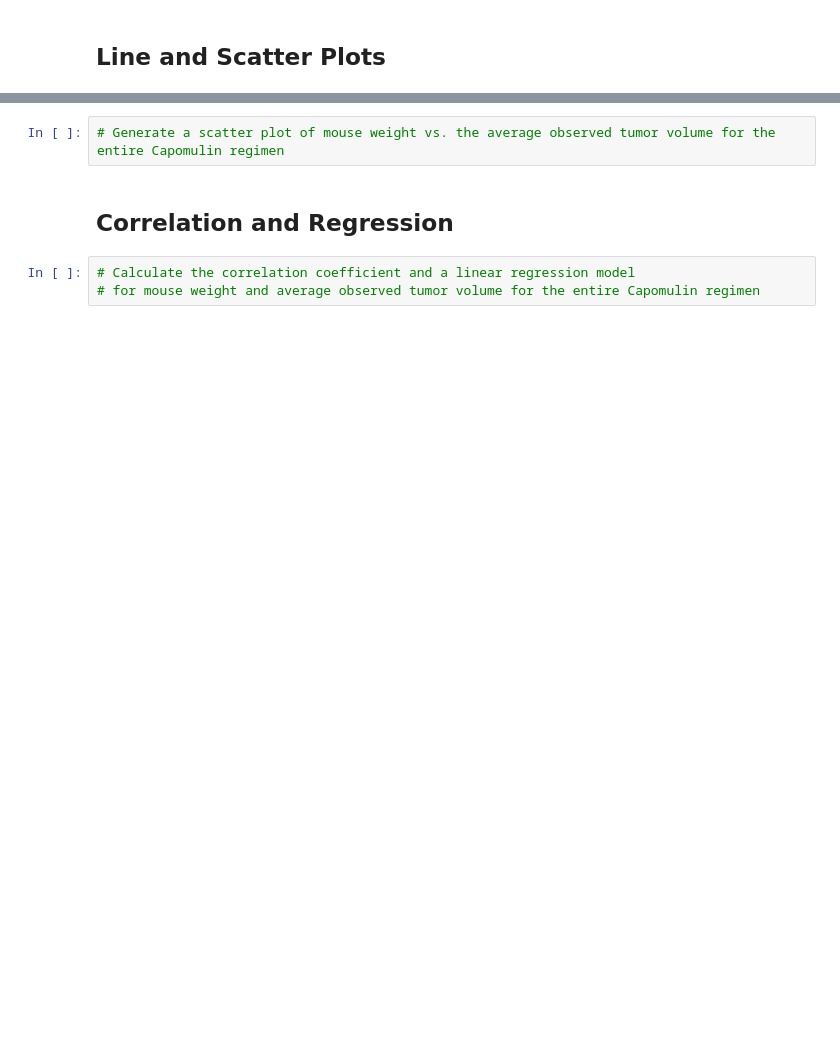
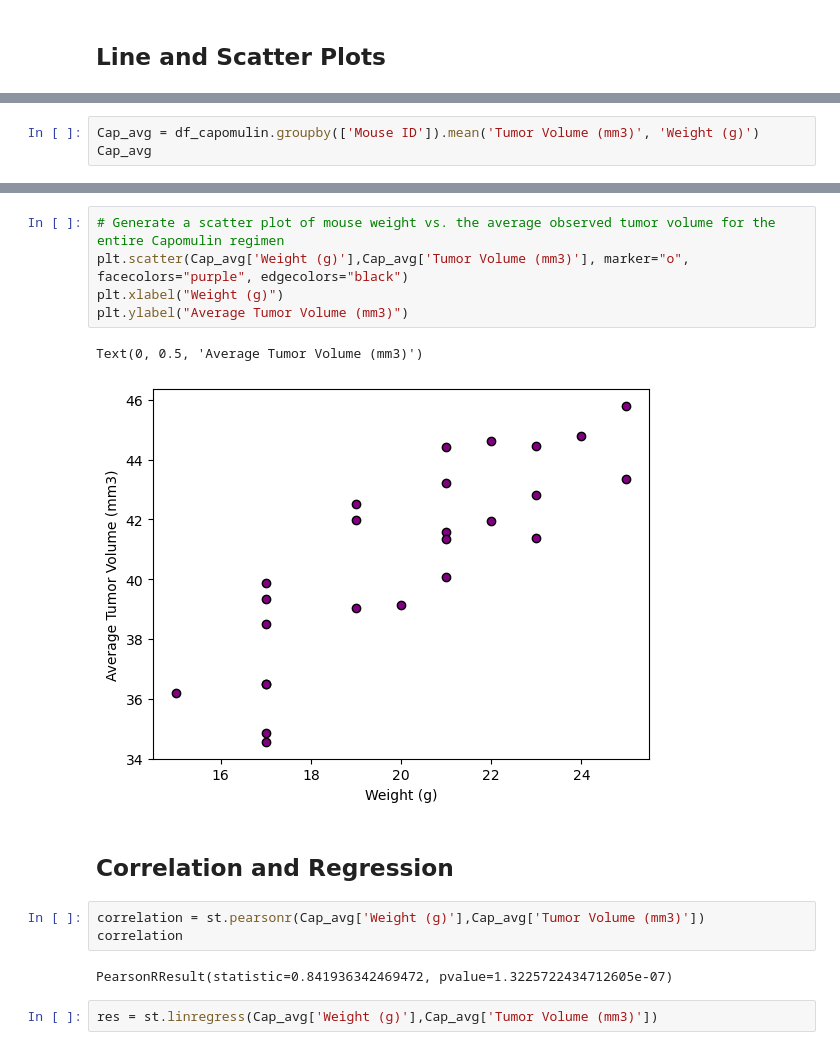
Before and after one commit to Rac-Berer/Matplotlib-challenge, a Jupyter notebook: Pymaceuticals/pymaceuticals_starter.ipynb, the cells around one changed output, grey strips where cells are left out. Saved outputs shown, nothing was run; the diff lists cells and outputs as text; blank space fills up the shorter version.

```diff
--- a/Pymaceuticals/pymaceuticals_starter.ipynb
+++ b/Pymaceuticals/pymaceuticals_starter.ipynb
@@ -228,0 +300,3 @@ plt.show()
+# %%
+Cap_avg = df_capomulin.groupby(['Mouse ID']).mean('Tumor Volume (mm3)', 'Weight (g)')
+Cap_avg
@@ -229,7 +322,17 @@ plt.show()
 # %%
 # Generate a scatter plot of mouse weight vs. the average observed tumor volume for the entire Capomulin regimen
+plt.scatter(Cap_avg['Weight (g)'],Cap_avg['Tumor Volume (mm3)'], marker="o", facecolors="purple", edgecolors="black")
+plt.xlabel("Weight (g)")
+plt.ylabel("Average Tumor Volume (mm3)")
+# %% [output]
+Text(0, 0.5, 'Average Tumor Volume (mm3)')
+[figure, added]
 # %% [markdown]
 ## Correlation and Regression
-# %%
-# Calculate the correlation coefficient and a linear regression model
-# for mouse weight and average observed tumor volume for the entire Capomulin regimen
+# %%
+correlation = st.pearsonr(Cap_avg['Weight (g)'],Cap_avg['Tumor Volume (mm3)'])
+correlation
+# %% [output]
+PearsonRResult(statistic=0.841936342469472, pvalue=1.3225722434712605e-07)
+# %%
+res = st.linregress(Cap_avg['Weight (g)'],Cap_avg['Tumor Volume (mm3)'])
```
Also changed, not shown: parts of 11 cells of this notebook.
